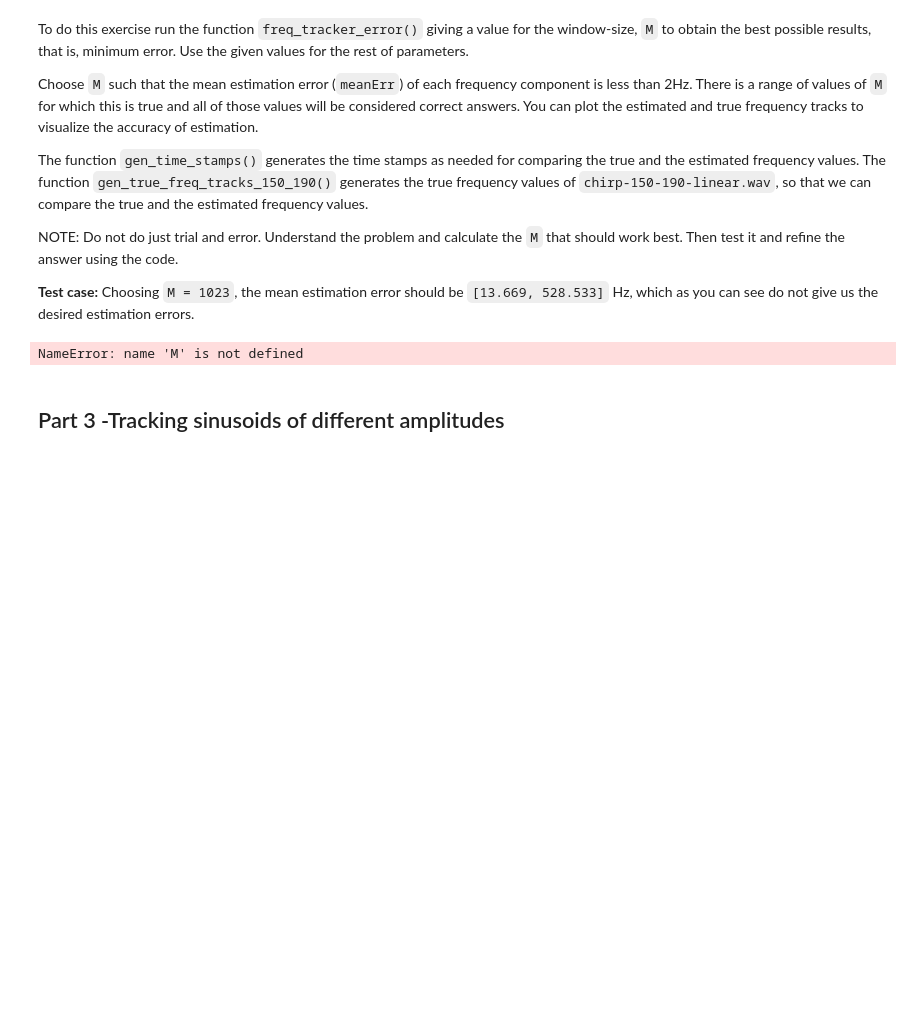
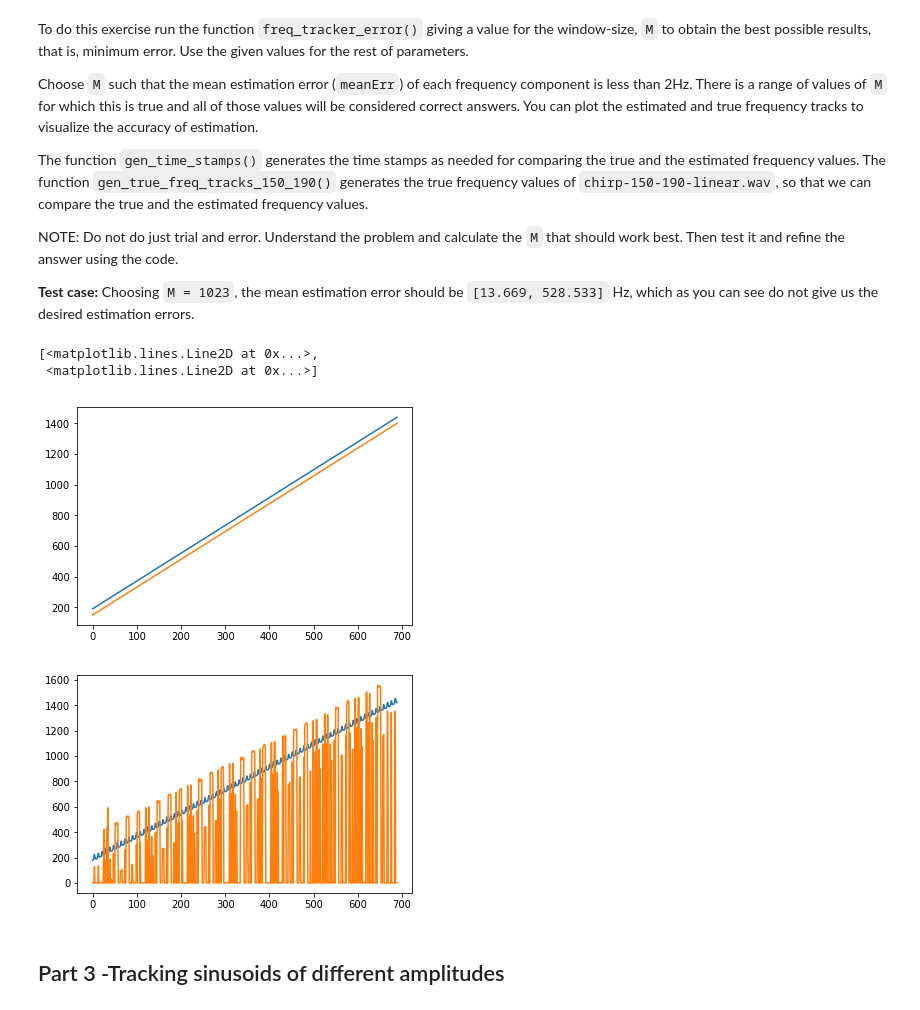
Before and after one commit to RamanS11/sms-tools, a Jupyter notebook: notebooks/E5-Sinusoidal-model.ipynb, the cells around one changed output. Saved outputs shown, nothing was run; the diff lists cells and outputs as text; code cells hidden in the pictures; blank space fills up the shorter version.

```diff
--- a/notebooks/E5-Sinusoidal-model.ipynb
+++ b/notebooks/E5-Sinusoidal-model.ipynb
@@ -262,21 +262,53 @@ __Test case:__ Choosing `M = 1023`, the mean estimation error should be `[13.669
 # %%
 # E5 - 2.1: First call function freq_tracker_error() with the test case values and plot the true versus the
 # estimated frequency values. Then Change the window-size to obtain minimum possible error, and plot the new
 # estimated frequency values.
 
 import matplotlib.pyplot as plt
 
+M = 1023
 H = 128
 window = 'blackman'
 t = -80
 input_file = '../sounds/chirp-150-190-linear.wav'
 fs, x = UF.wavread(input_file)
 tStamps = gen_time_stamps(x.size, M, fs, H)   # Generate the tStamps to return
 fTrackTrue = gen_true_freq_tracks_chirp_150_190(tStamps)
 
-### Your code here
+### Your code
+m_error, est_freq = freq_tracker_error(input_file, fTrackTrue, window, t, H, M)
+
+temp = np.arange(0,len(fTrackTrue)/fs, 1/fs)
+
+plt.figure()
+plt.plot(fTrackTrue)
+
+plt.figure()
+plt.plot(est_freq)
+plt.show()
+
+M = 1023
+input_file = '../sounds/chirp-150-190-linear.wav'
+fs, x = UF.wavread(input_file)
+tStamps = gen_time_stamps(x.size, M, fs, H)   # Generate the tStamps to return
+fTrackTrue = gen_true_freq_tracks_chirp_150_190(tStamps)
+
+### Your code
+m_error, est_freq = freq_tracker_error(input_file, fTrackTrue, window, t, H, M)
+
+temp = np.arange(0,len(fTrackTrue)/fs, 1/fs)
+
+plt.figure()
+plt.plot(fTrackTrue)
+
+plt.figure()
+plt.plot(est_freq)
+plt.show()
 # %% [output]
-NameError: name 'M' is not defined
+[<matplotlib.lines.Line2D at 0x...>,
+ <matplotlib.lines.Line2D at 0x...>]
+[figure, added]
+[figure, added]
 # %% [markdown]
 ## Part 3 -Tracking sinusoids of different amplitudes
 # %% [markdown]
```
